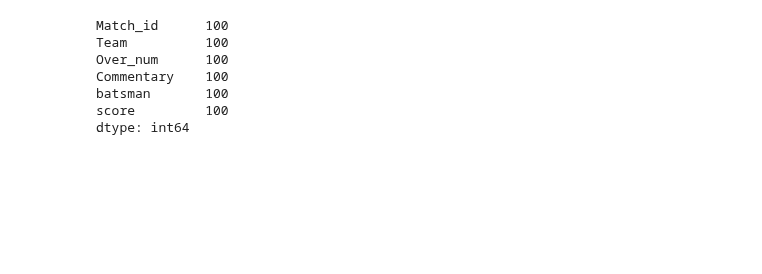
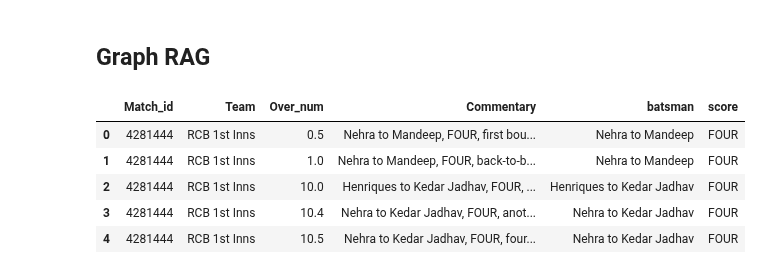
Before and after one commit to sriksmachi/sriksml, a Jupyter notebook: language-models/graphrag_ds.ipynb, the cells around one changed output. Saved outputs shown, nothing was run; the diff lists cells and outputs as text; code cells hidden in the pictures; blank space fills up the shorter version.

```diff
--- a/language-models/graphrag_ds.ipynb
+++ b/language-models/graphrag_ds.ipynb
@@ -6,3 +6,5 @@
+# %% [markdown]
+## Graph RAG
 # %%
 import os
 import pandas as pd
@@ -18,14 +20,11 @@ os.environ["NEO4J_PASSWORD"] = "1aQKHazCtNgLPe_35mQohHVZZYsCiGj5-LwqdemSS5E"
 graph = Neo4jGraph()
 # %%
 data = pd.read_csv("IPL_Match_Highlights_Commentary.csv")
-data = data.sample(5)
+data.head()
+# %% [output]
+|  | Match_id | Team | Over_num | Commentary | batsman | score |
+| 0 | 4281444 | RCB 1st Inns | 0.5 | Nehra to Mandeep, FOUR, first bou... | Nehra to Mandeep | FOUR |
+| 1 | 4281444 | RCB 1st Inns | 1.0 | Nehra to Mandeep, FOUR, back-to-b... | Nehra to Mandeep | FOUR |
+| 2 | 4281444 | RCB 1st Inns | 10.0 | Henriques to Kedar Jadhav, FOUR, ... | Henriques to Kedar Jadhav | FOUR |
+| 3 | 4281444 | RCB 1st Inns | 10.4 | Nehra to Kedar Jadhav, FOUR, anot... | Nehra to Kedar Jadhav | FOUR |
+| 4 | 4281444 | RCB 1st Inns | 10.5 | Nehra to Kedar Jadhav, FOUR, four... | Nehra to Kedar Jadhav | FOUR |
-# %%
-data.count()
-# %% [output]
-Match_id      100
-Team          100
-Over_num      100
-Commentary    100
-batsman       100
-score         100
-dtype: int64
```
Also changed, not shown: parts of 26 cells of this notebook.
